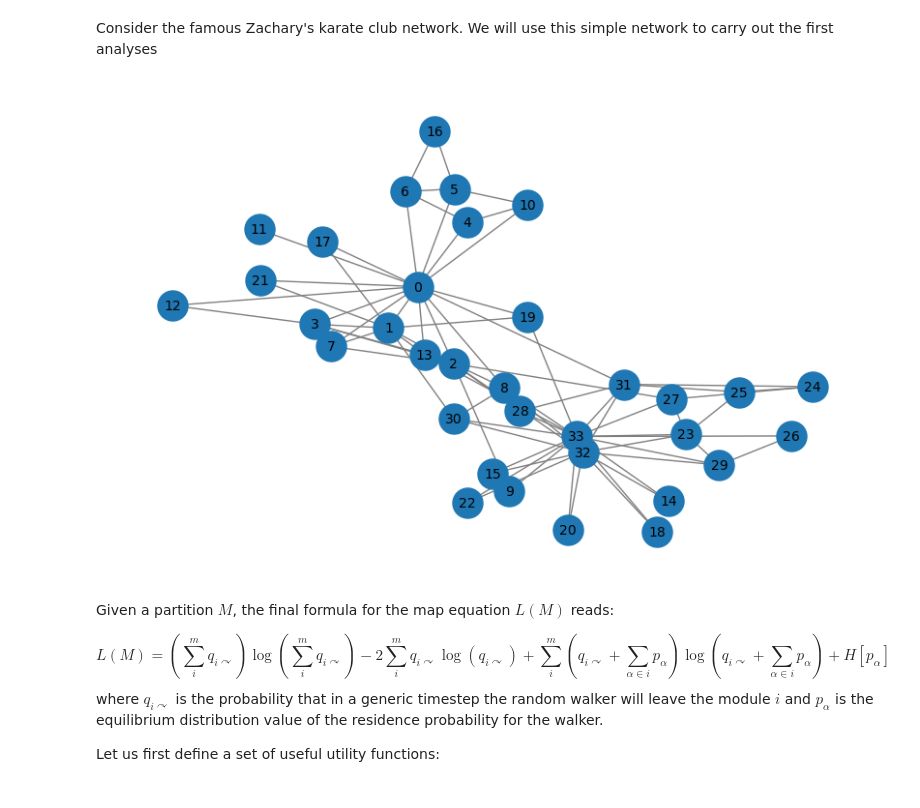
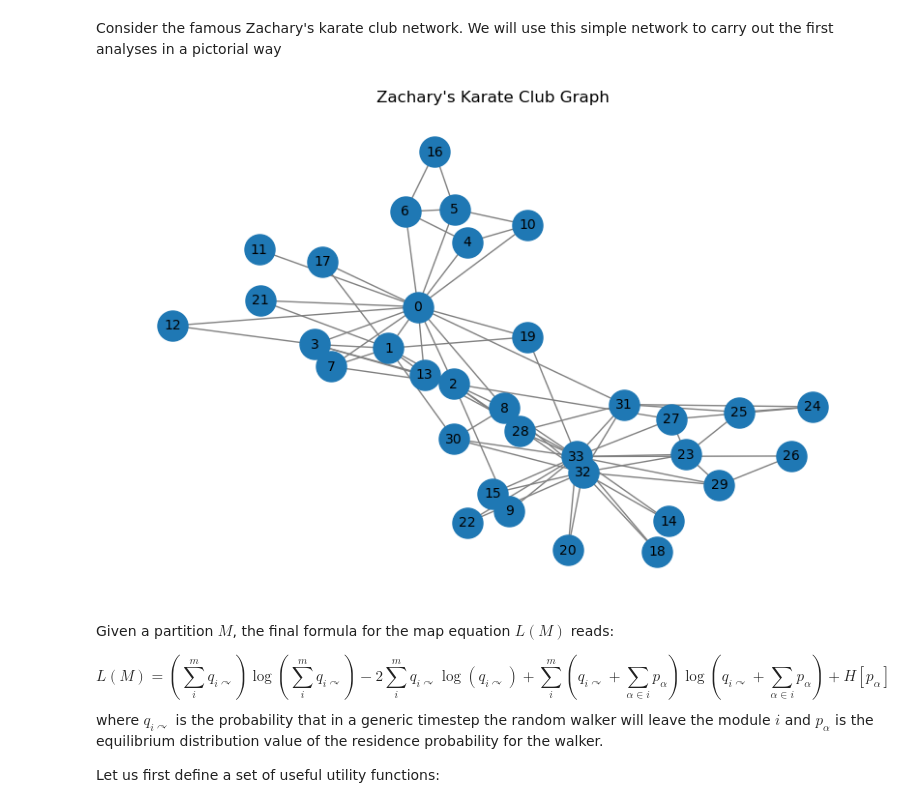
Before and after one commit to riccorte/InfoMap-Analysis, a Jupyter notebook: infomapLouvain.ipynb, the cells around one changed output. Saved outputs shown, nothing was run; the diff lists cells and outputs as text; code cells hidden in the pictures.

```diff
--- a/infomapLouvain.ipynb
+++ b/infomapLouvain.ipynb
@@ -35,17 +35,16 @@ import numpy as np
 import networkx as nx
 from infomap import Infomap
 # %% [markdown]
-Consider the famous Zachary's karate club network. We will use this simple network to carry out the first analyses
+Consider the famous Zachary's karate club network. We will use this simple network to carry out the first analyses in a pictorial way
 # %%
-# A reference network
 G = nx.karate_club_graph()
 
-pos = nx.spring_layout(G, seed=42)
 plt.figure(figsize=(8, 5))
-nx.draw(G, pos, with_labels=True, node_size=500, edge_color="gray", font_size=10, font_color="black")
+nx.draw(G, nx.spring_layout(G, seed=42), with_labels=True, node_size=500, edge_color="gray", font_size=10, font_color="black")
+plt.title("Zachary's Karate Club Graph")
 plt.show()
 # %% [output]
-[figure, old version]
+[figure, new version]
 # %% [markdown]
 Given a partition $M$, the final formula for the map equation $L(M)$ reads:
 
```
Also changed, not shown: parts of 12 cells of this notebook.
